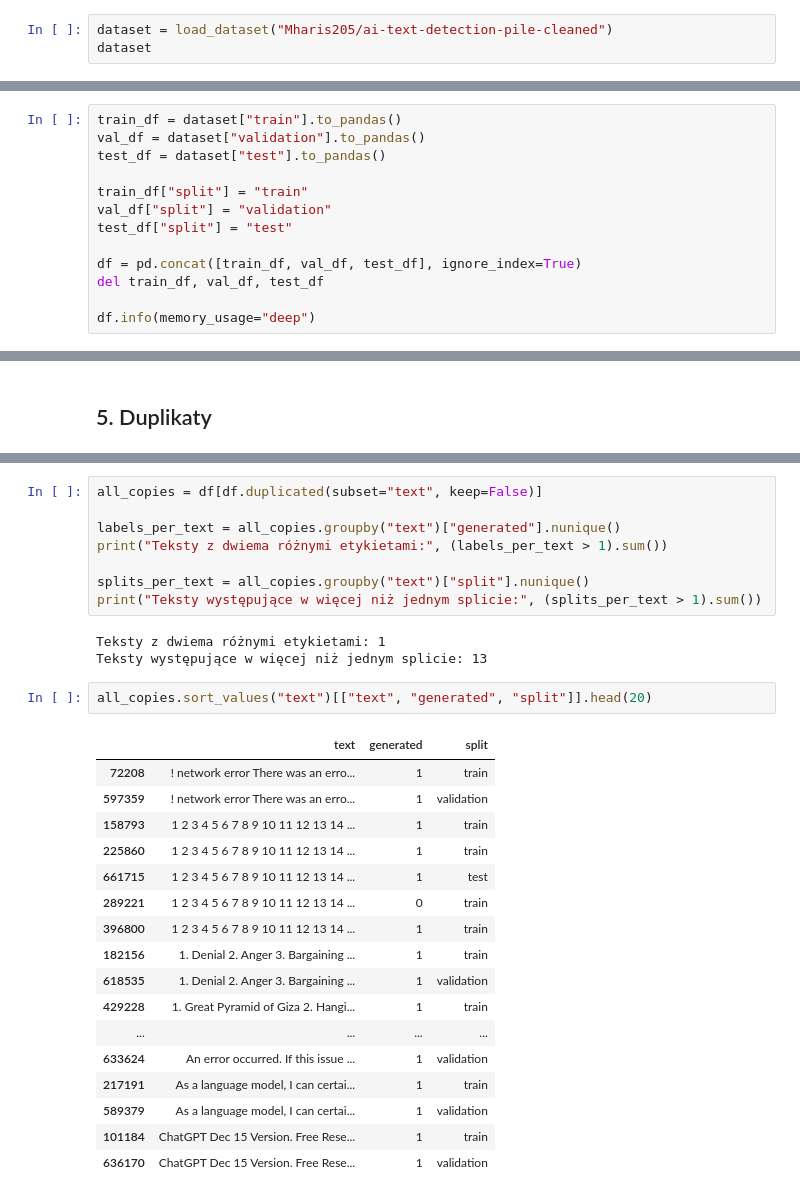
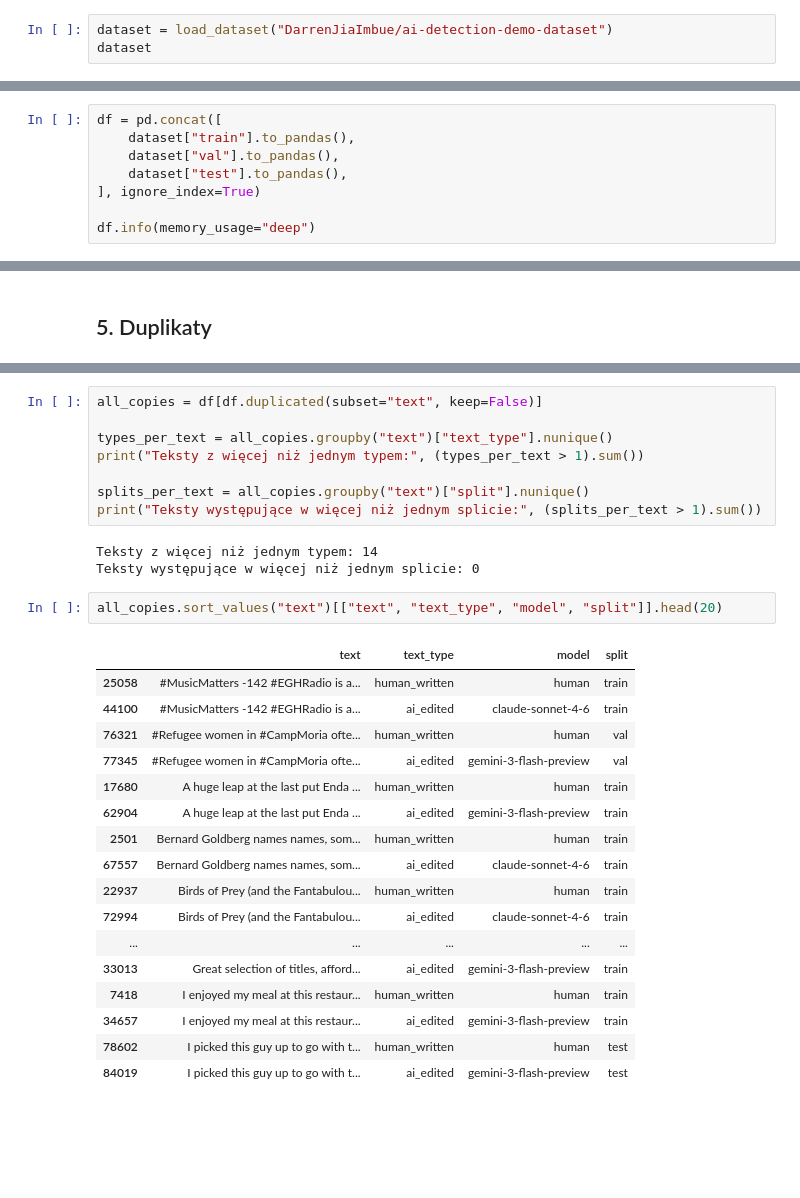
Before and after one commit to juchim2005/ai-detection-thesis, a Jupyter notebook: notebooks/01_text_eda.ipynb, the cells around one changed output, grey strips where cells are left out. Cells and saved outputs as stored; diff of their text form; blank space fills up the shorter version.

Commit message:
Changed dataset and finished text EDA

```diff
--- a/notebooks/01_text_eda.ipynb
+++ b/notebooks/01_text_eda.ipynb
@@ -24,6 +24,6 @@ datasets: 5.1.0
 # %% [markdown]
 ## 2. Wczytywanie danych
 # %%
-dataset = load_dataset("Mharis205/ai-text-detection-pile-cleaned")
+dataset = load_dataset("DarrenJiaImbue/ai-detection-demo-dataset")
 dataset
 # %% [output]
@@ -44,14 +45,9 @@ DatasetDict({
 # %%
-train_df = dataset["train"].to_pandas()
-val_df = dataset["validation"].to_pandas()
-test_df = dataset["test"].to_pandas()
-
-train_df["split"] = "train"
-val_df["split"] = "validation"
-test_df["split"] = "test"
-
-df = pd.concat([train_df, val_df, test_df], ignore_index=True)
-del train_df, val_df, test_df
+df = pd.concat([
+    dataset["train"].to_pandas(),
+    dataset["val"].to_pandas(),
+    dataset["test"].to_pandas(),
+], ignore_index=True)
 
 df.info(memory_usage="deep")
 # %% [output]
@@ -149,34 +153,34 @@ Name: count, dtype: int64
 # %%
 all_copies = df[df.duplicated(subset="text", keep=False)]
 
-labels_per_text = all_copies.groupby("text")["generated"].nunique()
-print("Teksty z dwiema różnymi etykietami:", (labels_per_text > 1).sum())
+types_per_text = all_copies.groupby("text")["text_type"].nunique()
+print("Teksty z więcej niż jednym typem:", (types_per_text > 1).sum())
 
 splits_per_text = all_copies.groupby("text")["split"].nunique()
 print("Teksty występujące w więcej niż jednym splicie:", (splits_per_text > 1).sum())
 # %% [output]
-Teksty z dwiema różnymi etykietami: 1
-Teksty występujące w więcej niż jednym splicie: 13
+Teksty z więcej niż jednym typem: 14
+Teksty występujące w więcej niż jednym splicie: 0
 # %%
-all_copies.sort_values("text")[["text", "generated", "split"]].head(20)
+all_copies.sort_values("text")[["text", "text_type", "model", "split"]].head(20)
 # %% [output]
-|  | text | generated | split |
-| 72208 | ! network error There was an erro... | 1 | train |
-| 597359 | ! network error There was an erro... | 1 | validation |
-| 158793 | 1 2 3 4 5 6 7 8 9 10 11 12 13 14 ... | 1 | train |
-| 225860 | 1 2 3 4 5 6 7 8 9 10 11 12 13 14 ... | 1 | train |
-| 661715 | 1 2 3 4 5 6 7 8 9 10 11 12 13 14 ... | 1 | test |
-| 289221 | 1 2 3 4 5 6 7 8 9 10 11 12 13 14 ... | 0 | train |
-| 396800 | 1 2 3 4 5 6 7 8 9 10 11 12 13 14 ... | 1 | train |
-| 182156 | 1. Denial 2. Anger 3. Bargaining ... | 1 | train |
-| 618535 | 1. Denial 2. Anger 3. Bargaining ... | 1 | validation |
-| 429228 | 1. Great Pyramid of Giza 2. Hangi... | 1 | train |
-| ... | ... | ... | ... |
-| 633624 | An error occurred. If this issue ... | 1 | validation |
-| 217191 | As a language model, I can certai... | 1 | train |
-| 589379 | As a language model, I can certai... | 1 | validation |
-| 101184 | ChatGPT Dec 15 Version. Free Rese... | 1 | train |
-| 636170 | ChatGPT Dec 15 Version. Free Rese... | 1 | validation |
+|  | text | text_type | model | split |
+| 25058 | #MusicMatters -142 #EGHRadio is a... | human_written | human | train |
+| 44100 | #MusicMatters -142 #EGHRadio is a... | ai_edited | claude-sonnet-4-6 | train |
+| 76321 | #Refugee women in #CampMoria ofte... | human_written | human | val |
+| 77345 | #Refugee women in #CampMoria ofte... | ai_edited | gemini-3-flash-preview | val |
+| 17680 | A huge leap at the last put Enda ... | human_written | human | train |
+| 62904 | A huge leap at the last put Enda ... | ai_edited | gemini-3-flash-preview | train |
+| 2501 | Bernard Goldberg names names, som... | human_written | human | train |
+| 67557 | Bernard Goldberg names names, som... | ai_edited | claude-sonnet-4-6 | train |
+| 22937 | Birds of Prey (and the Fantabulou... | human_written | human | train |
+| 72994 | Birds of Prey (and the Fantabulou... | ai_edited | claude-sonnet-4-6 | train |
+| ... | ... | ... | ... | ... |
+| 33013 | Great selection of titles, afford... | ai_edited | gemini-3-flash-preview | train |
+| 7418 | I enjoyed my meal at this restaur... | human_written | human | train |
+| 34657 | I enjoyed my meal at this restaur... | ai_edited | gemini-3-flash-preview | train |
+| 78602 | I picked this guy up to go with t... | human_written | human | test |
+| 84019 | I picked this guy up to go with t... | ai_edited | gemini-3-flash-preview | test |
 # %% [markdown]
 ### Obserwacje
 
```
Also changed, not shown: parts of 31 cells of this notebook.
